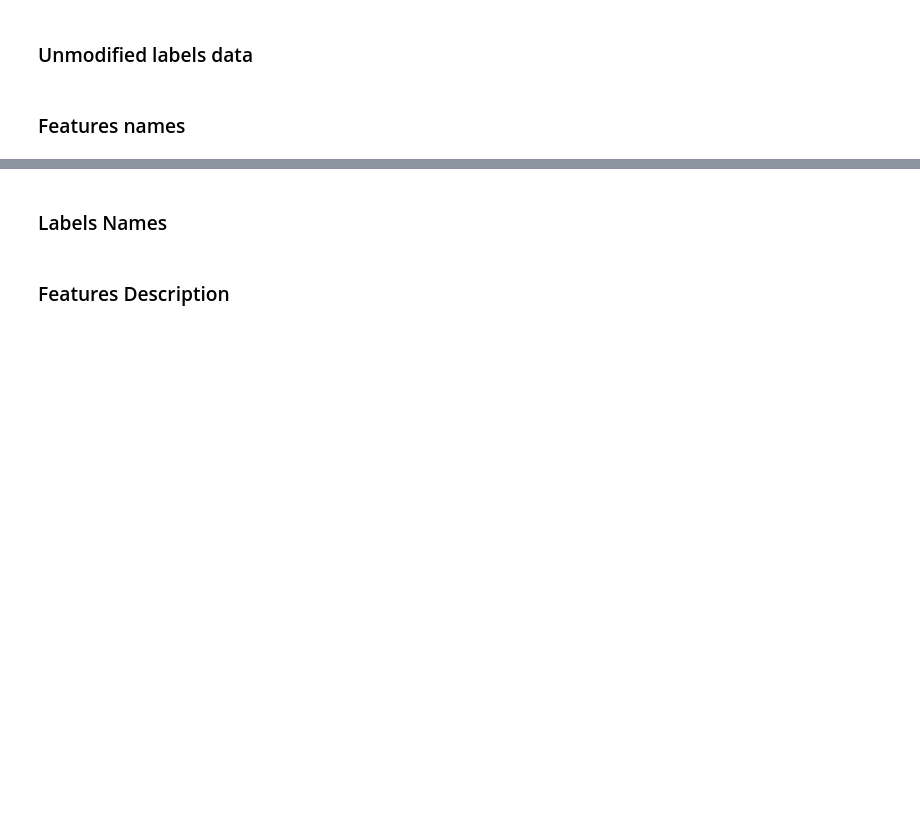
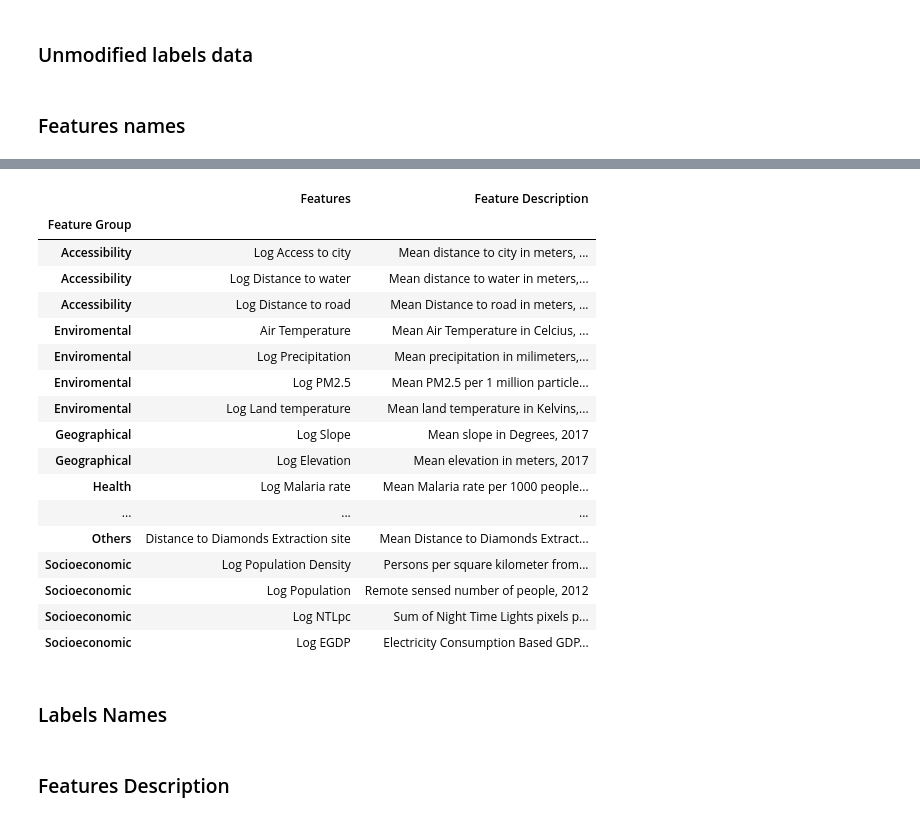
Before and after one commit to HendrixPeralta/bol_hdi_prediction, a Jupyter notebook: 01_data_exploration.ipynb, the cells around one changed output, grey strips where cells are left out. Saved outputs shown, nothing was run; the diff lists cells and outputs as text; code cells hidden in the pictures; blank space fills up the shorter version.

Commit message:
Added Description to Features - Each of the features now has the year, meassurement and reduction type in their description

```diff
--- a/01_data_exploration.ipynb
+++ b/01_data_exploration.ipynb
@@ -816,5 +848,26 @@ Log EGDP & Log of electricity consumption based gdp, 2012 \\
 \bottomrule
 \end{tabular}
+# %%
+desc_table
+# %% [output]
+|  | Features | Feature Description |
+| Feature Group |  |  |
+| Accessibility | Log Access to city | Mean distance to city in meters, ... |
+| Accessibility | Log Distance to water | Mean distance to water in meters,... |
+| Accessibility | Log Distance to road | Mean Distance to road in meters, ... |
+| Enviromental | Air Temperature | Mean Air Temperature in Celcius, ... |
+| Enviromental | Log Precipitation | Mean precipitation in milimeters,... |
+| Enviromental | Log PM2.5 | Mean PM2.5 per 1 million particle... |
+| Enviromental | Log Land temperature | Mean land temperature in Kelvins,... |
+| Geographical | Log Slope | Mean slope in Degrees, 2017 |
+| Geographical | Log Elevation | Mean elevation in meters, 2017 |
+| Health | Log Malaria rate | Mean Malaria rate per 1000 people... |
+| ... | ... | ... |
+| Others | Distance to Diamonds Extraction site | Mean Distance to Diamonds Extract... |
+| Socioeconomic | Log Population Density | Persons per square kilometer from... |
+| Socioeconomic | Log Population | Remote sensed number of people, 2012 |
+| Socioeconomic | Log NTLpc | Sum of Night Time Lights pixels p... |
+| Socioeconomic | Log EGDP | Electricity Consumption Based GDP... |
 # %% [markdown]
 ### Labels Names
 # %% [markdown]
```
Also changed, not shown: parts of 2 cells of this notebook, 1 other file.
